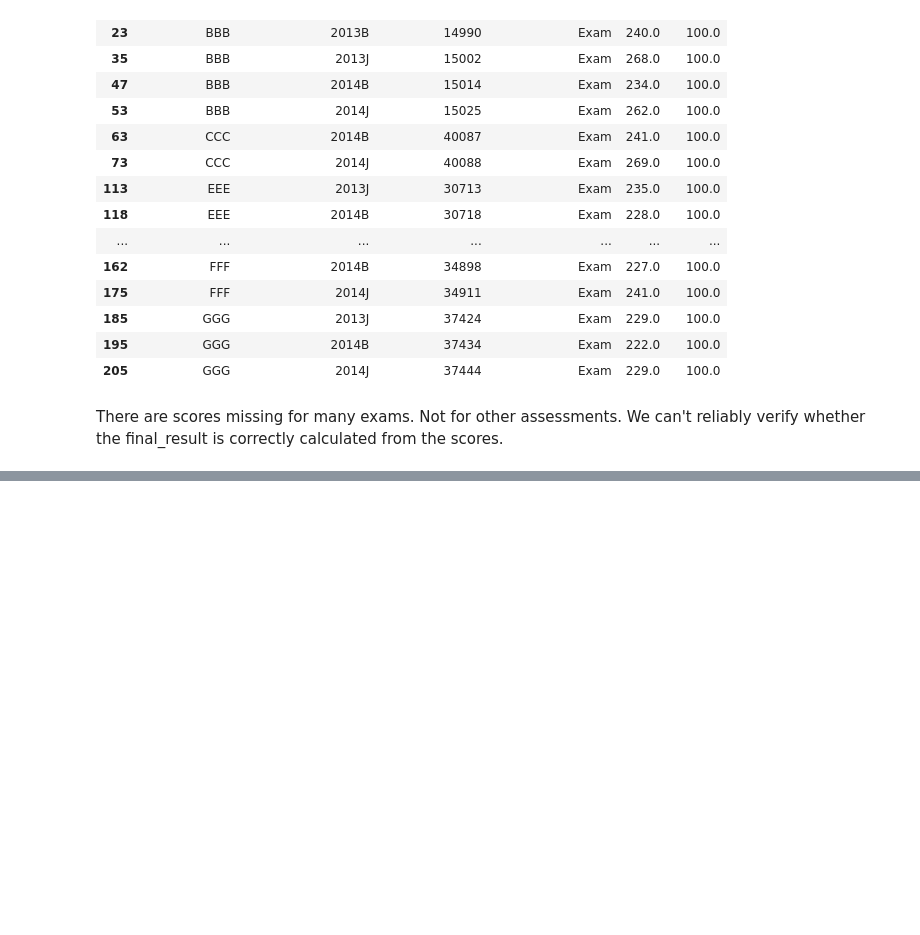
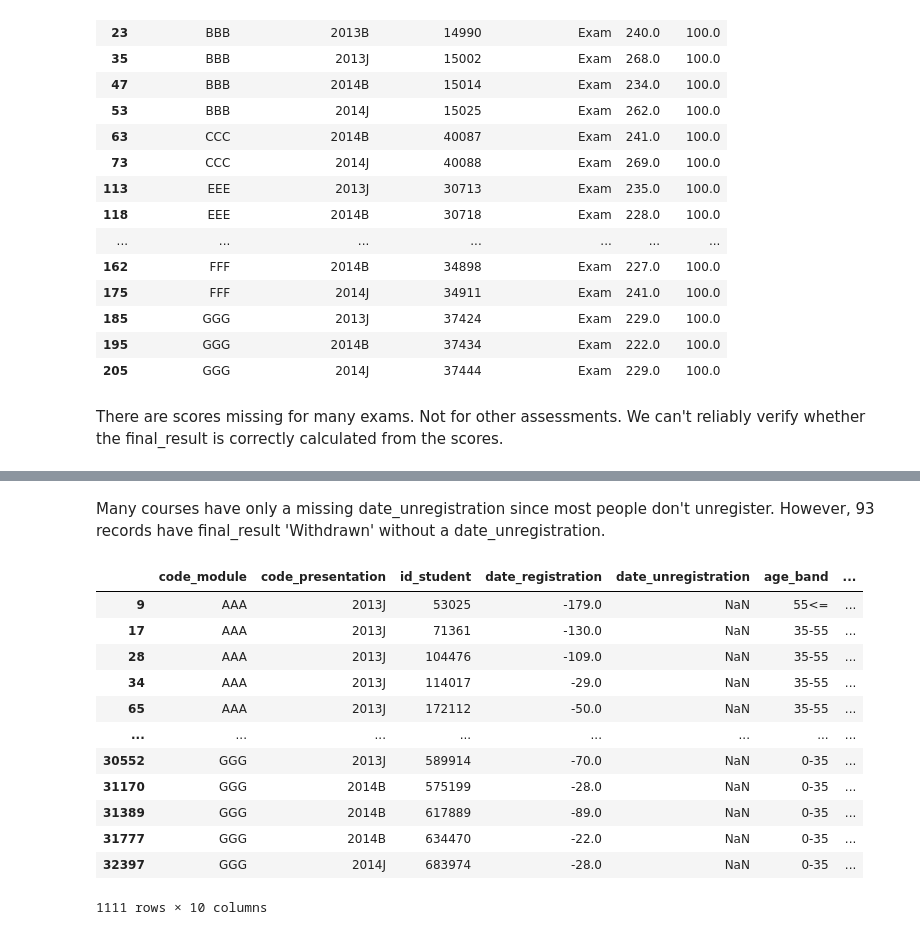
Before and after one commit to Originalnam/learning_analytics, a Jupyter notebook: EDA/eda.ipynb, the cells around one changed output, grey strips where cells are left out. Cells and saved outputs as stored; diff of their text form; code cells hidden in the pictures; blank space fills up the shorter version.

```diff
--- a/EDA/eda.ipynb
+++ b/EDA/eda.ipynb
@@ -1207,0 +1497,18 @@ There are scores missing for many exams. Not for other assessments. We can't rel
+# %% [markdown]
+Many courses have only a missing date_unregistration since most people don't unregister. However, 93 records have final_result 'Withdrawn' without a date_unregistration.
+# %%
+df_studentregistration[df_studentregistration['imd_band'].isna()]
+# %% [output]
+|  | code_module | code_presentation | id_student | date_registration | date_unregistration | age_band | ... |
+| 9 | AAA | 2013J | 53025 | -179.0 | NaN | 55<= | ... |
+| 17 | AAA | 2013J | 71361 | -130.0 | NaN | 35-55 | ... |
+| 28 | AAA | 2013J | 104476 | -109.0 | NaN | 35-55 | ... |
+| 34 | AAA | 2013J | 114017 | -29.0 | NaN | 35-55 | ... |
+| 65 | AAA | 2013J | 172112 | -50.0 | NaN | 35-55 | ... |
+| ... | ... | ... | ... | ... | ... | ... | ... |
+| 30552 | GGG | 2013J | 589914 | -70.0 | NaN | 0-35 | ... |
+| 31170 | GGG | 2014B | 575199 | -28.0 | NaN | 0-35 | ... |
+| 31389 | GGG | 2014B | 617889 | -89.0 | NaN | 0-35 | ... |
+| 31777 | GGG | 2014B | 634470 | -22.0 | NaN | 0-35 | ... |
+| 32397 | GGG | 2014J | 683974 | -28.0 | NaN | 0-35 | ... |
+1111 rows × 10 columns
```
Also changed, not shown: parts of 49 cells of this notebook, 4 other files.
